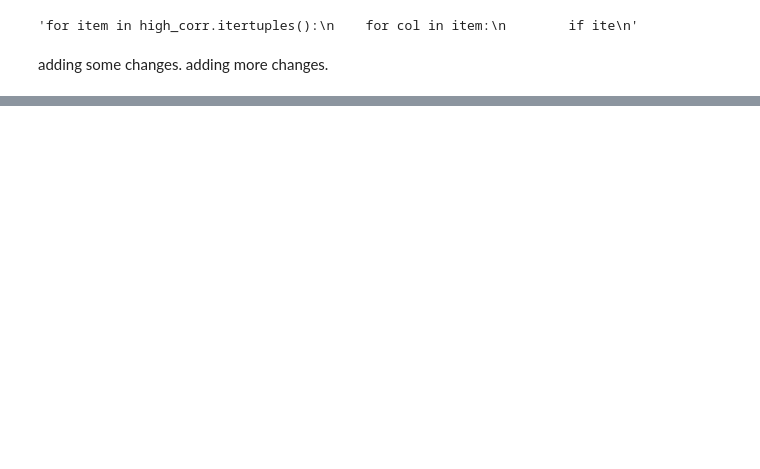
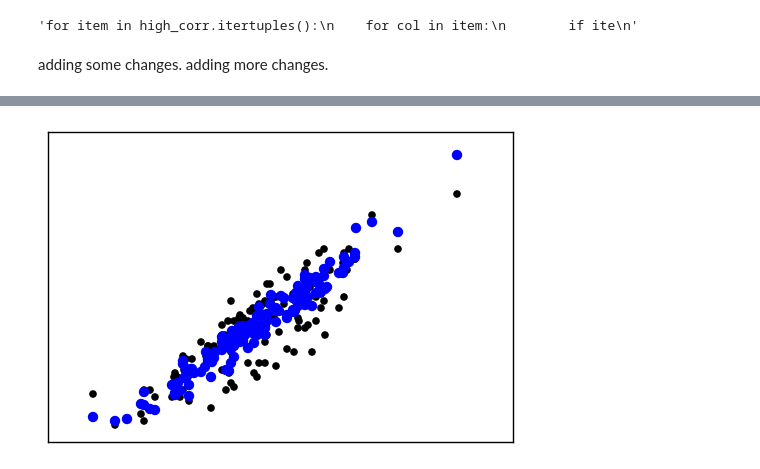
Before and after one commit to RJBeetel3/500_Cities_Project, a Jupyter notebook: 500_Cities_Data_Exploration4.ipynb, the cells around one changed output, grey strips where cells are left out. Saved outputs shown, nothing was run; the diff lists cells and outputs as text; code cells hidden in the pictures; blank space fills up the shorter version.

```diff
--- a/500_Cities_Data_Exploration4.ipynb
+++ b/500_Cities_Data_Exploration4.ipynb
@@ -342,0 +380,3 @@ adding some changes. adding more changes.
+# %%
+X_train, X_test, y_train, y_test = train_test_split(X,y,test_size = 0.3,
+                                                   random_state = 42)
@@ -342,0 +397,12 @@ adding some changes. adding more changes.
+# %%
+plt.scatter(X_test['Current Smoking'], y_test,  color='black')
+plt.scatter(X_test['Current Smoking'], lr.predict(X_test), color='blue',
+         linewidth=3)
+
+plt.xticks(())
+plt.yticks(())
+
+
+plt.show()
+# %% [output]
+[figure, added]
```
Also changed, not shown: parts of 9 cells of this notebook.
